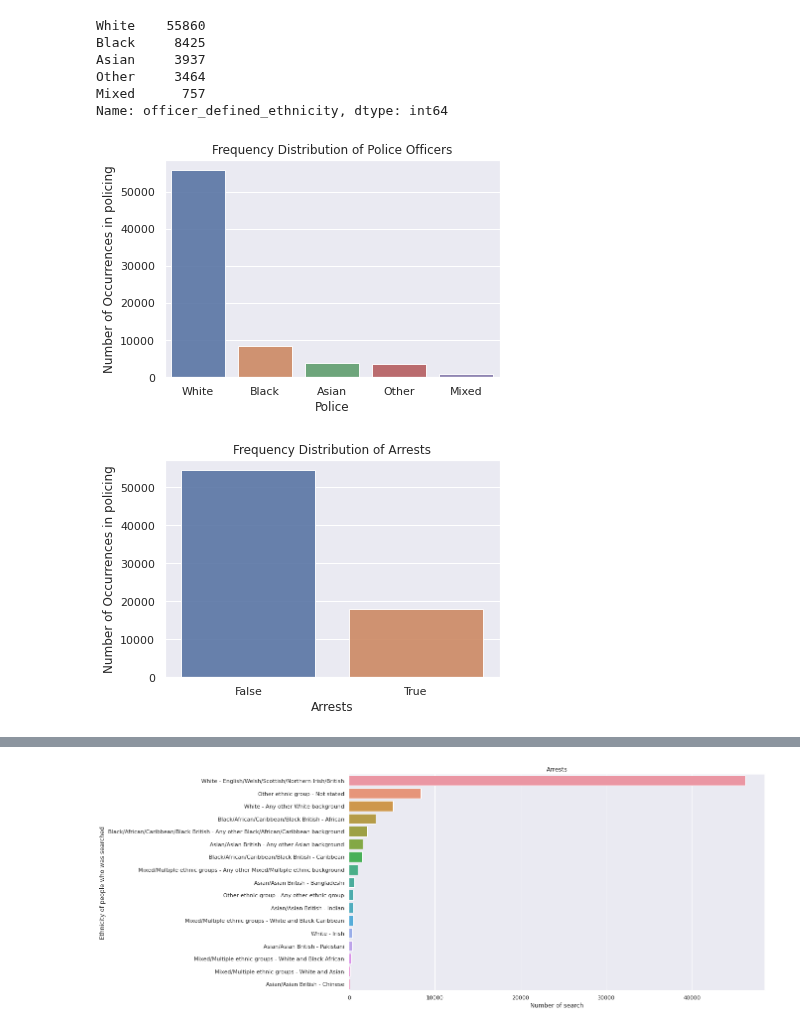
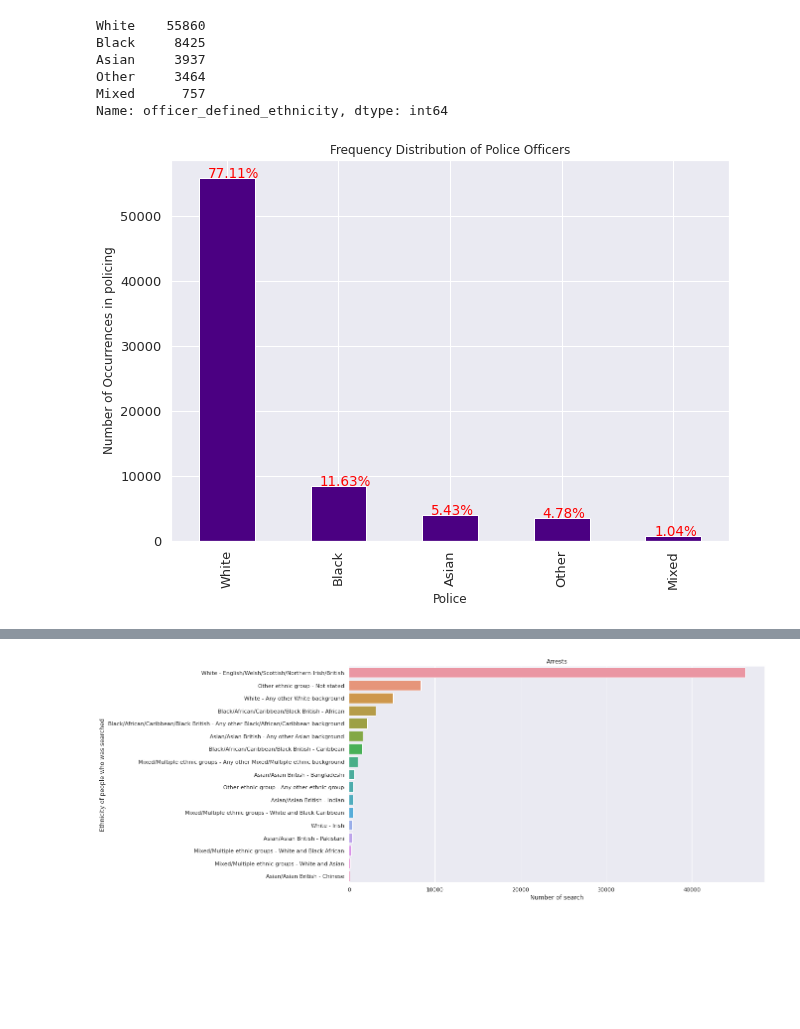
Before and after one commit to ah20776/CE888---Assignment, a Jupyter notebook: Ethnicity in UK Policing/newbias.ipynb, the cells around one changed output, grey strips where cells are left out. Drawn from its saved outputs; the diff is of its cells as text; code cells hidden in the pictures; blank space fills up the shorter version.

```diff
--- a/Ethnicity in UK Policing/newbias.ipynb
+++ b/Ethnicity in UK Policing/newbias.ipynb
@@ -379,29 +379,28 @@ Asian     3937
 Other     3464
 Mixed      757
 Name: officer_defined_ethnicity, dtype: int64
-# %%
-%matplotlib inline
-import seaborn as sns
-import matplotlib.pyplot as plt
-police_count = data['officer_defined_ethnicity'].value_counts()
-sns.set(style="darkgrid")
-sns.barplot(police_count.index, police_count.values, alpha=0.9)
-
-
-
-plt.title('Frequency Distribution of Police Officers')
-plt.ylabel('Number of Occurrences in policing', fontsize=12)
-plt.xlabel('Police', fontsize=12)
-plt.show()
-# %% [output]
-[figure, removed]
-# %%
-arrest_count = data['outcome_linked_to_object_of_search'].value_counts()
-sns.set(style="darkgrid")
-sns.barplot(arrest_count.index, arrest_count.values, alpha=0.9)
-plt.title('Frequency Distribution of Arrests')
-plt.ylabel('Number of Occurrences in policing', fontsize=12)
-plt.xlabel('Arrests', fontsize=12)
-plt.show()
-# %% [output]
-[figure, removed]
+# %%
+bx = data['officer_defined_ethnicity'].value_counts().plot(kind='bar', figsize=(10,7),
+                                                  color="indigo", fontsize=13);
+bx.set_alpha(0.8)
+bx.set_title("Frequency Distribution of Police Officers", fontsize=12)
+plt.ylabel('Number of Occurrences in policing', fontsize=12)
+plt.xlabel('Police', fontsize=12)
+
+totals = []
+
+# find the values and append to list
+for i in bx.patches:
+    totals.append(i.get_height())
+
+# set individual bar lables using above list
+total = sum(totals)
+
+# set individual bar lables using above list
+for i in bx.patches:
+    # get_x pulls left or right; get_height pushes up or down
+    bx.text(i.get_x()+0.08, i.get_height()-3, \
+            str(round((i.get_height()/total)*100, 2))+'%', fontsize=13.5,
+                color='red')
+# %% [output]
+[figure, added]
```
Also changed, not shown: parts of 1 cell of this notebook.
